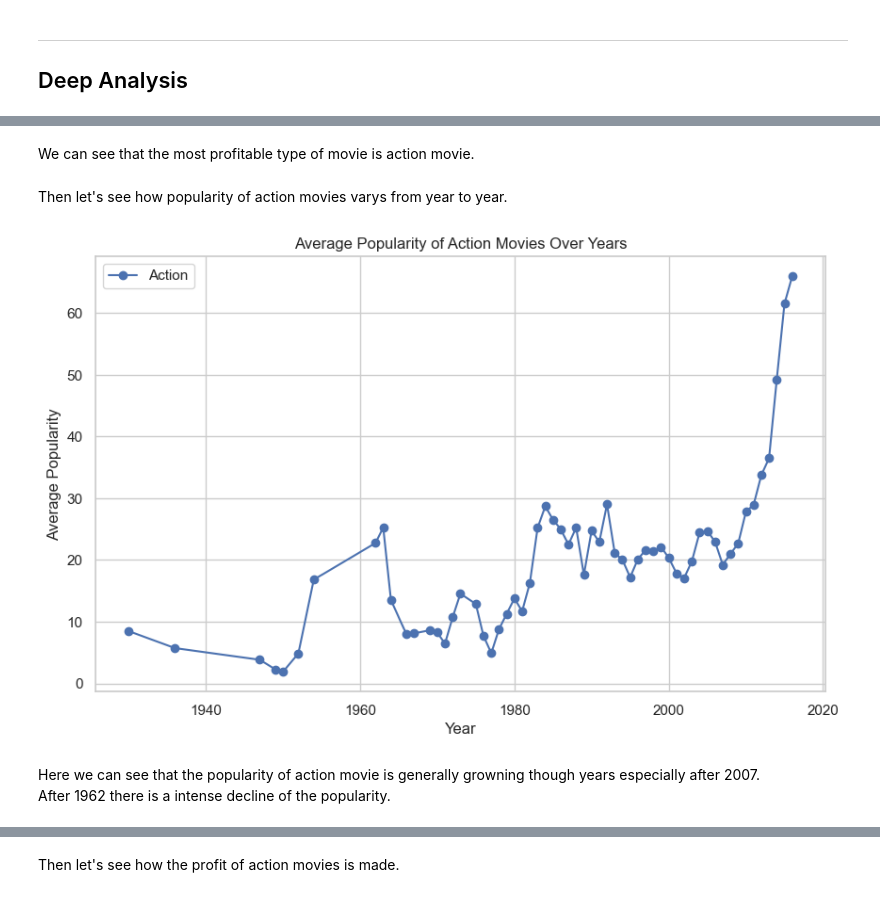
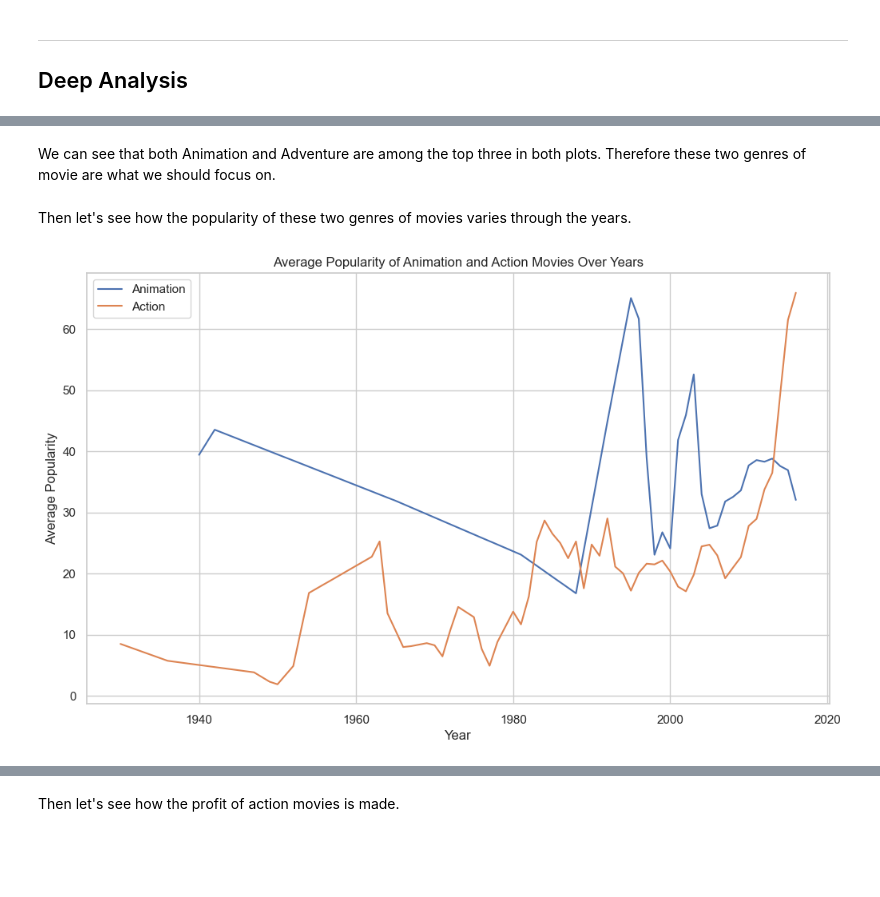
Before and after one commit to TBgit137/cloud-repository, a Jupyter notebook: Lec/Data Mining/Assessment/50087474.ipynb, the cells around one changed output, grey strips where cells are left out. Cells and saved outputs as stored; diff of their text form; code cells hidden in the pictures; blank space fills up the shorter version.

```diff
--- a/Lec/Data Mining/Assessment/50087474.ipynb
+++ b/Lec/Data Mining/Assessment/50087474.ipynb
@@ -405,26 +553,27 @@ plt.show()
-# %% [markdown]
-We can see that the most profitable type of movie is action movie.
+# %% [markdown]
+We can see that both Animation and Adventure are among the top three in both plots. Therefore these two genres of movie are what we should focus on.
 # %% [markdown]
-Then let's see how popularity of action movies varys from year to year.
+Then let's see how the popularity of these two genres of movies varies through the years.
 # %%
-# Filter data where main_genre is 'Action'
+# Extract year
+movies['release_year'] = pd.to_datetime(movies['release_date']).dt.year
+
+# Filter animation and action genres separately
+animation = movies[movies['main_genre'] == 'Animation']
 action = movies[movies['main_genre'] == 'Action']
 
-# Group by year and calculate mean popularity
-action_year_popularity = action.groupby('release_year')['popularity'].mean().reset_index()
+# Group by year and calculate average popularity
+animation_year_pop = animation.groupby('release_year')['popularity'].mean().reset_index()
+action_year_pop = action.groupby('release_year')['popularity'].mean().reset_index()
 
-# Plot line chart with rolling mean smoothing
-plt.figure(figsize=(10,6))
-plt.plot(action_year_popularity['release_year'],
-         action_year_popularity['popularity'].rolling(window=3, min_periods=1).mean(),
-         marker='o', label='Action')
-plt.title('Average Popularity of Action Movies Over Years')
+# Plot line chart
+plt.figure(figsize=(12,7))
+plt.plot(animation_year_pop['release_year'], animation_year_pop['popularity'].rolling(window=3, min_periods=1).mean(), label='Animation')
+plt.plot(action_year_pop['release_year'], action_year_pop['popularity'].rolling(window=3, min_periods=1).mean(), label='Action')
+plt.title('Average Popularity of Animation and Action Movies Over Years')
 plt.xlabel('Year')
 plt.ylabel('Average Popularity')
 plt.legend()
 plt.show()
 # %% [output]
-[figure, old version]
+[figure, new version]
-# %% [markdown]
-Here we can see that the popularity of action movie is generally growning though years especially after 2007.
-After 1962 there is a intense decline of the popularity.
```
Also changed, not shown: parts of 26 cells of this notebook, 13 other files.
